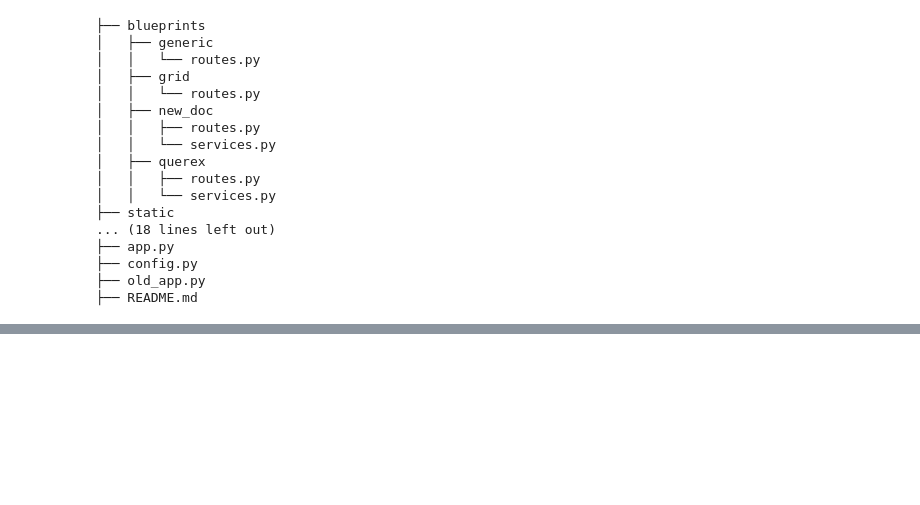
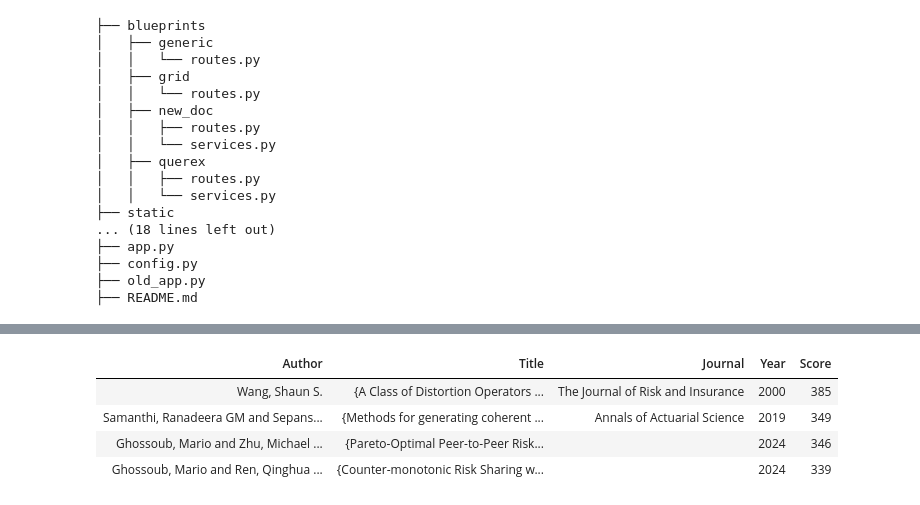
Before and after one commit to mynl/archivum_project, a Jupyter notebook: temp/new-import.ipynb, the cells around one changed output, grey strips where cells are left out. Saved outputs shown, nothing was run; the diff lists cells and outputs as text; code cells hidden in the pictures; blank space fills up the shorter version.

```diff
--- a/temp/new-import.ipynb
+++ b/temp/new-import.ipynb
@@ -616,0 +616,7 @@ tree_dirs(Path("../website"))
+# %%
+rows = list(zip(
+    df.author.fillna(""),
+    df.title.fillna(""),
+    df.journal.fillna(""),
+    df.year.fillna("").astype(str),
+))
@@ -616,0 +684,12 @@ tree_dirs(Path("../website"))
+# %%
+query = 'Shaun distortion risk'
+top_k = 100
+table_rows1 = matcher1.query_html(query, top_k)
+h1 = wrap(subset(table_rows1, 0.75))
+h1
+# %% [output]
+| Author | Title | Journal | Year | Score |
+| Wang, Shaun S. | {A Class of Distortion Operators ... | The Journal of Risk and Insurance | 2000 | 385 |
+| Samanthi, Ranadeera GM and Sepans... | {Methods for generating coherent ... | Annals of Actuarial Science | 2019 | 349 |
+| Ghossoub, Mario and Zhu, Michael ... | {Pareto-Optimal Peer-to-Peer Risk... |  | 2024 | 346 |
+| Ghossoub, Mario and Ren, Qinghua ... | {Counter-monotonic Risk Sharing w... |  | 2024 | 339 |
```
Also changed, not shown: parts of 30 cells of this notebook, 7 other files.
